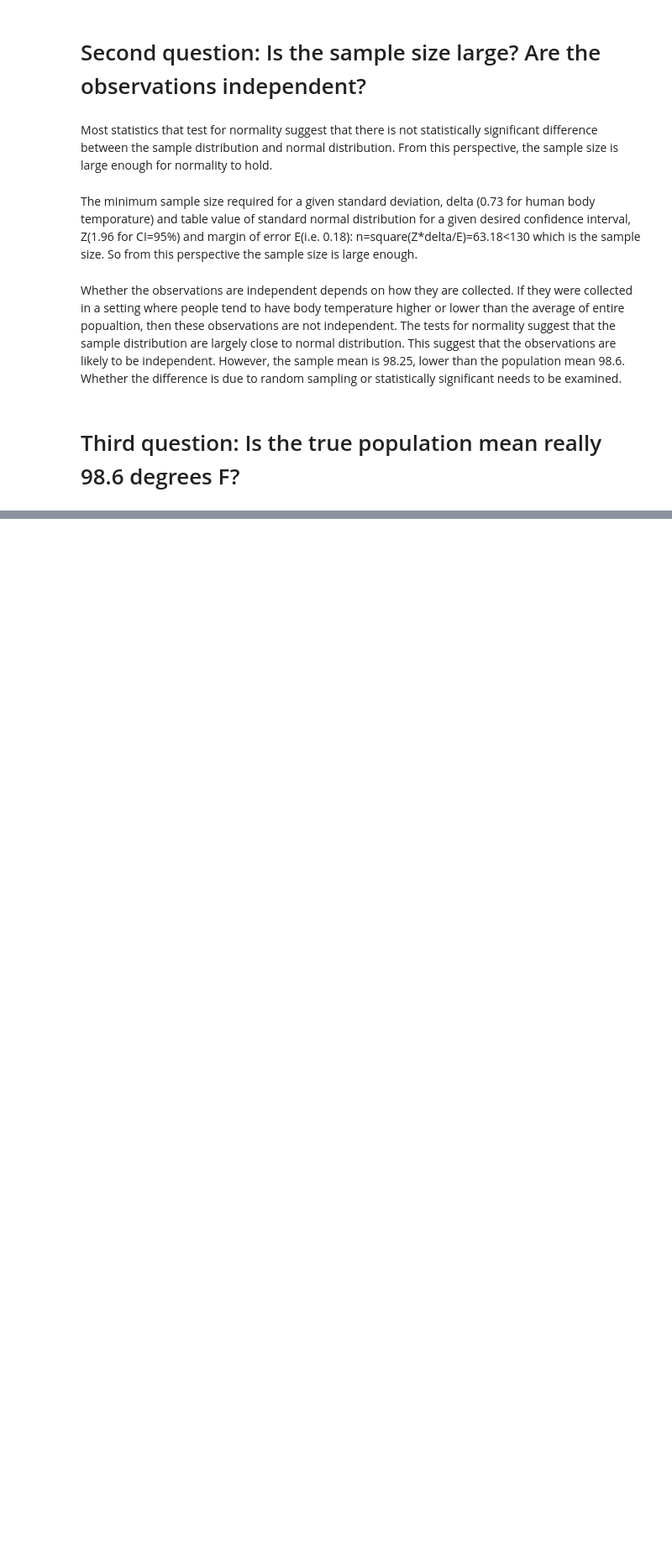
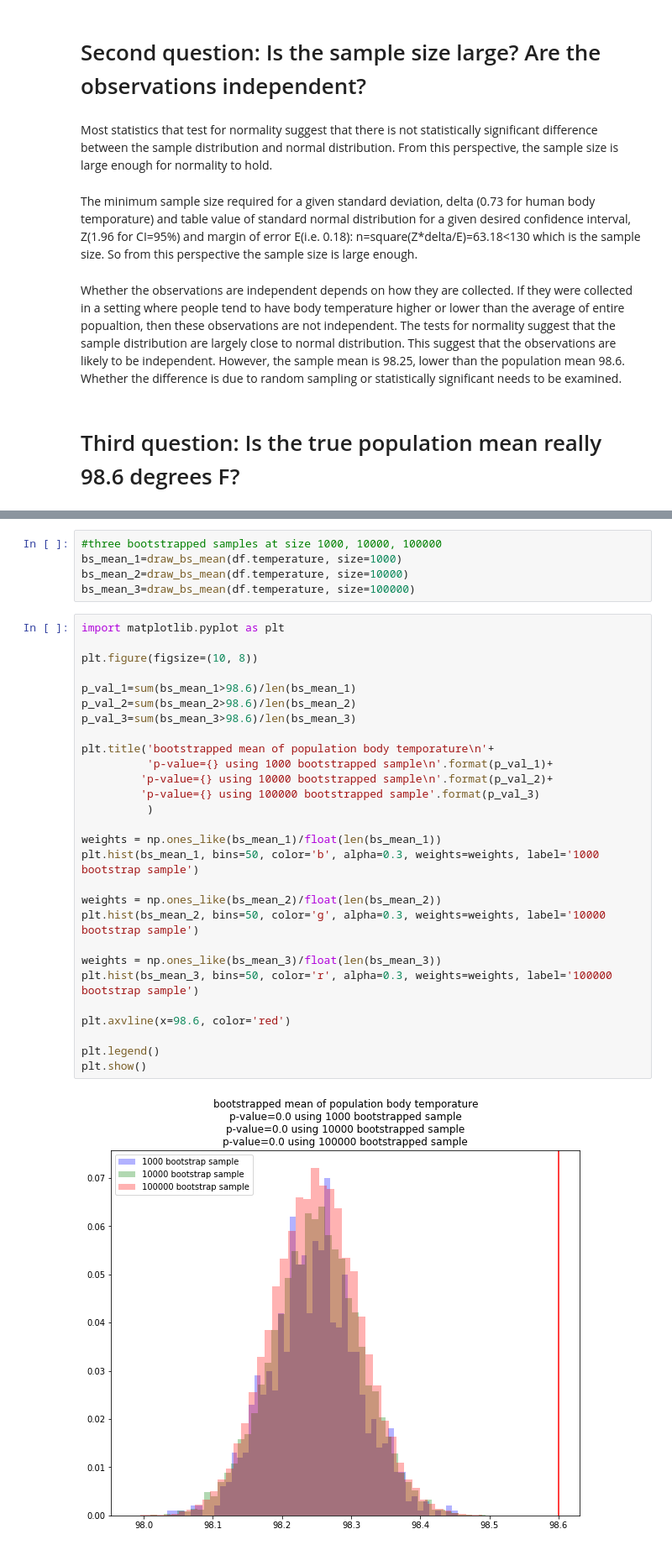
Before and after one commit to cathyxinxyz/mini_projects, a Jupyter notebook: EDA_human_temperature/sliderule_dsi_inferential_statistics_exercise_1_xinyu.ipynb, the cells around one changed output, grey strips where cells are left out. Shown: that part at 84% size. Saved outputs shown, nothing was run; the diff lists cells and outputs as text; blank space fills up the shorter version.

Commit message:
mini projects, EDA-body temporature, updated

```diff
--- a/EDA_human_temperature/sliderule_dsi_inferential_statistics_exercise_1_xinyu.ipynb
+++ b/EDA_human_temperature/sliderule_dsi_inferential_statistics_exercise_1_xinyu.ipynb
@@ -127,0 +144,35 @@ Whether the observations are independent depends on how they are collected. If t
+# %%
+#three bootstrapped samples at size 1000, 10000, 100000
+bs_mean_1=draw_bs_mean(df.temperature, size=1000)
+bs_mean_2=draw_bs_mean(df.temperature, size=10000)
+bs_mean_3=draw_bs_mean(df.temperature, size=100000)
+# %%
+import matplotlib.pyplot as plt
+
+plt.figure(figsize=(10, 8))
+
+p_val_1=sum(bs_mean_1>98.6)/len(bs_mean_1)
+p_val_2=sum(bs_mean_2>98.6)/len(bs_mean_2)
+p_val_3=sum(bs_mean_3>98.6)/len(bs_mean_3)
+
+plt.title('bootstrapped mean of population body temporature\n'+
+          'p-value={} using 1000 bootstrapped sample\n'.format(p_val_1)+
+         'p-value={} using 10000 bootstrapped sample\n'.format(p_val_2)+
+         'p-value={} using 100000 bootstrapped sample'.format(p_val_3)
+          )
+
+weights = np.ones_like(bs_mean_1)/float(len(bs_mean_1))
+plt.hist(bs_mean_1, bins=50, color='b', alpha=0.3, weights=weights, label='1000 bootstrap sample')
+
+weights = np.ones_like(bs_mean_2)/float(len(bs_mean_2))
+plt.hist(bs_mean_2, bins=50, color='g', alpha=0.3, weights=weights, label='10000 bootstrap sample')
+
+weights = np.ones_like(bs_mean_3)/float(len(bs_mean_3))
+plt.hist(bs_mean_3, bins=50, color='r', alpha=0.3, weights=weights, label='100000 bootstrap sample')
+
+plt.axvline(x=98.6, color='red')
+
+plt.legend()
+plt.show()
+# %% [output]
+[figure, added]
```
Also changed, not shown: parts of 3 cells of this notebook.
